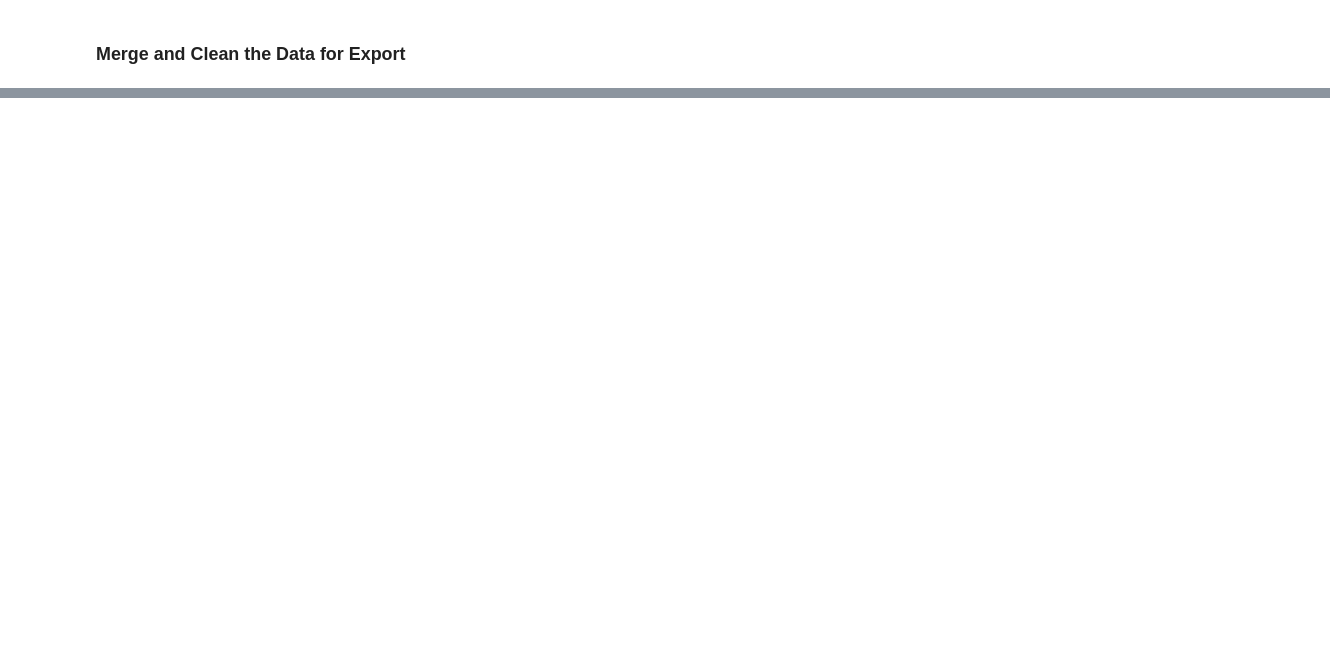
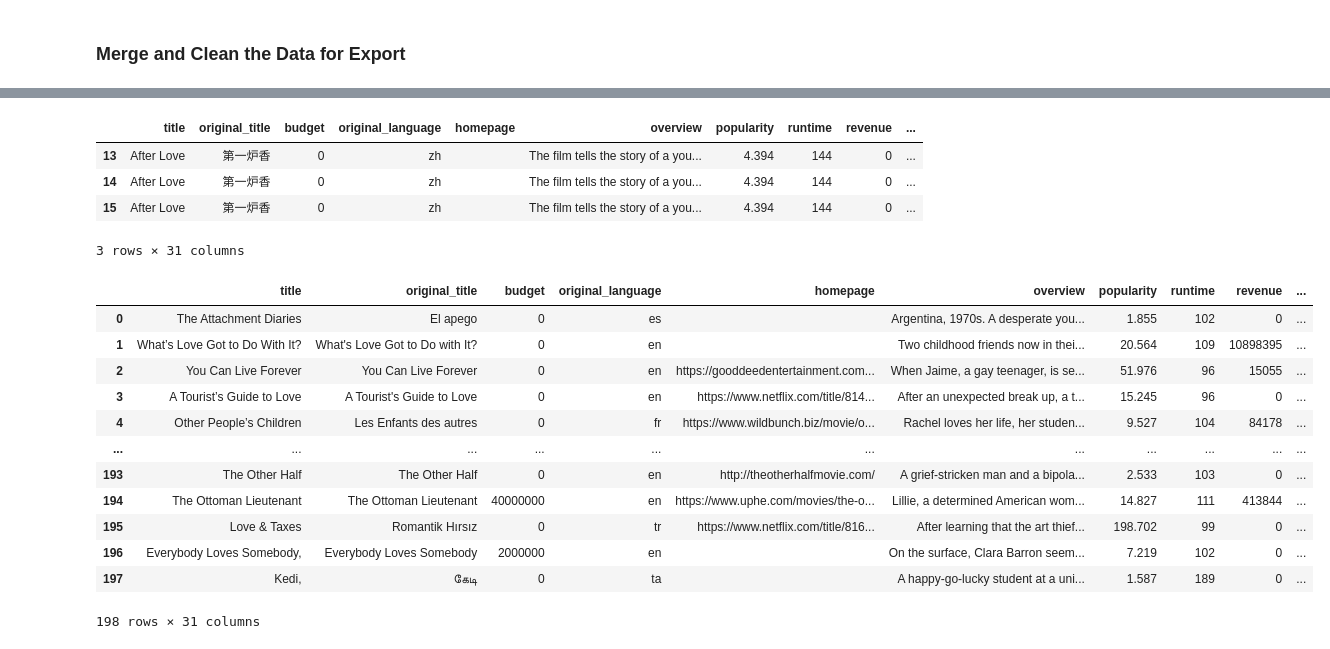
Before and after one commit to ehxewri/data-sourcing-challenge, a Jupyter notebook: retrieve_movie_data.ipynb, the cells around one changed output, grey strips where cells are left out. Cells and saved outputs as stored; diff of their text form; code cells hidden in the pictures; blank space fills up the shorter version.

```diff
--- a/retrieve_movie_data.ipynb
+++ b/retrieve_movie_data.ipynb
@@ -217,25 +338,16 @@ tmbd_movies_list=[]
 
 # Create a request counter to sleep the requests after a multiple of 50 requests
 request_counter = 1
-'''
-https://developer.themoviedb.org/docs/rate-limiting
-While our legacy rate limits have been disabled for some time,
-we do still have some upper limits to help mitigate needlessly high bulk scraping.
-They sit somewhere in the 50 requests per second range.
-This limit could change at any time so be respectful of the service we have built and respect the 429 if you receive one.
-'''
+
 # Loop through the titles
 for title in titles_list:
-    # Check if we need to sleep before making a request
-    if (request_counter % 50) == 0:
-        print (f'Sleeping at {request_counter} requests')
-        time.sleep(1)
-        request_counter += 1
-    else:
-    # Add 1 to the request counter
-        request_counter += 1
+
     # Perform a "GET" request for The Movie Database
     response=requests.get(f'{url_query}{title}"&api_key={tmdb_api_key}')
+    if response.status_code == 429:
+        print (f'Recieved respnse code 429. Sleeping 1 second')
+        time.sleep(1)
+
     data = response.json()
     # Include a try clause to search for the full movie details.
     # Use the except clause to print out a statement if a movie
@@ -247,8 +359,10 @@ for title in titles_list:
             # Make a request for the full movie details
             # Execute "GET" request with url
             detail_response = requests.get(f"{url_detail}{movie_id}?api_key={tmdb_api_key}")
+            if response.status_code == 429:
+                print (f'Recieved respnse code 429. Sleeping 1 second')
+                time.sleep(1)
             movie_detail = detail_response.json()
-
             # Extract the genre names into a list
             genres_list = [genre['name'] for genre in movie_detail['genres']]
             # Extract the spoken_languages' English name into a list
@@ -304,19 +486,21 @@ merged_df
 # %%
 # Remove list brackets and quotation marks on the columns containing lists
+# added remove () for byline.person. just for practice cleaning data
 # Create a list of the columns that need fixing
-
-columns_to_fix = [col for col in merged_df.columns if merged_df[col].map(lambda x: isinstance(x, list)).any()]
+clean_merged_df=merged_df.copy(deep=True)
+columns_to_fix = [col for col in clean_merged_df.columns if clean_merged_df[col].map(lambda x: isinstance(x, list)).any()]
 print (columns_to_fix)
+display (clean_merged_df[columns_to_fix].head())
 # Create a list of characters to remove
 def clean_list_string(s):
     if isinstance(s, list):
         # Convert list to string and remove unwanted characters
-        return str(s).strip('[]').replace('"', '').replace("'", "")
+        return str(s).strip('[]').strip('{}').replace('"', '').replace("'", "")
     return s
 
 # Apply the cleaning directly, no need for preliminary list check
 for col in columns_to_fix:
-    merged_df[col] = merged_df[col].apply(clean_list_string)
+    clean_merged_df[col] = clean_merged_df[col].apply(clean_list_string)
 
 # Display the fixed DataFrame
-print (merged_df.head())
+display (clean_merged_df[columns_to_fix].head())
@@ -326,9 +524,28 @@ print (merged_df.head())
 merged_df.drop(columns=['byline.person'], inplace=True)
 # %%
 # Delete duplicate rows and reset index
-duplicates = merged_df[merged_df.duplicated('title')]
+duplicates = clean_merged_df[clean_merged_df.duplicated('title')]
 display (duplicates)
-merged_df = merged_df.drop_duplicates(keep='first').reset_index(drop=True)
-merged_df
+clean_merged_df = clean_merged_df.drop_duplicates('title',keep='first').reset_index(drop=True)
+clean_merged_df
+# %% [output]
+|  | title | original_title | budget | original_language | homepage | overview | popularity | runtime | revenue | ... |
+| 13 | After Love | 第一炉香 | 0 | zh |  | The film tells the story of a you... | 4.394 | 144 | 0 | ... |
+| 14 | After Love | 第一炉香 | 0 | zh |  | The film tells the story of a you... | 4.394 | 144 | 0 | ... |
+| 15 | After Love | 第一炉香 | 0 | zh |  | The film tells the story of a you... | 4.394 | 144 | 0 | ... |
+3 rows × 31 columns
+|  | title | original_title | budget | original_language | homepage | overview | popularity | runtime | revenue | ... |
+| 0 | The Attachment Diaries | El apego | 0 | es |  | Argentina, 1970s. A desperate you... | 1.855 | 102 | 0 | ... |
+| 1 | What’s Love Got to Do With It? | What's Love Got to Do with It? | 0 | en |  | Two childhood friends now in thei... | 20.564 | 109 | 10898395 | ... |
+| 2 | You Can Live Forever | You Can Live Forever | 0 | en | https://gooddeedentertainment.com... | When Jaime, a gay teenager, is se... | 51.976 | 96 | 15055 | ... |
+| 3 | A Tourist’s Guide to Love | A Tourist's Guide to Love | 0 | en | https://www.netflix.com/title/814... | After an unexpected break up, a t... | 15.245 | 96 | 0 | ... |
+| 4 | Other People’s Children | Les Enfants des autres | 0 | fr | https://www.wildbunch.biz/movie/o... | Rachel loves her life, her studen... | 9.527 | 104 | 84178 | ... |
+| ... | ... | ... | ... | ... | ... | ... | ... | ... | ... | ... |
+| 193 | The Other Half | The Other Half | 0 | en | http://theotherhalfmovie.com/ | A grief-stricken man and a bipola... | 2.533 | 103 | 0 | ... |
+| 194 | The Ottoman Lieutenant | The Ottoman Lieutenant | 40000000 | en | https://www.uphe.com/movies/the-o... | Lillie, a determined American wom... | 14.827 | 111 | 413844 | ... |
+| 195 | Love & Taxes | Romantik Hırsız | 0 | tr | https://www.netflix.com/title/816... | After learning that the art thief... | 198.702 | 99 | 0 | ... |
+| 196 | Everybody Loves Somebody, | Everybody Loves Somebody | 2000000 | en |  | On the surface, Clara Barron seem... | 7.219 | 102 | 0 | ... |
+| 197 | Kedi, | கேடி | 0 | ta |  | A happy-go-lucky student at a uni... | 1.587 | 189 | 0 | ... |
+198 rows × 31 columns
 # %%
 # Export data to CSV without the index
```
Also changed, not shown: parts of 18 cells of this notebook.
